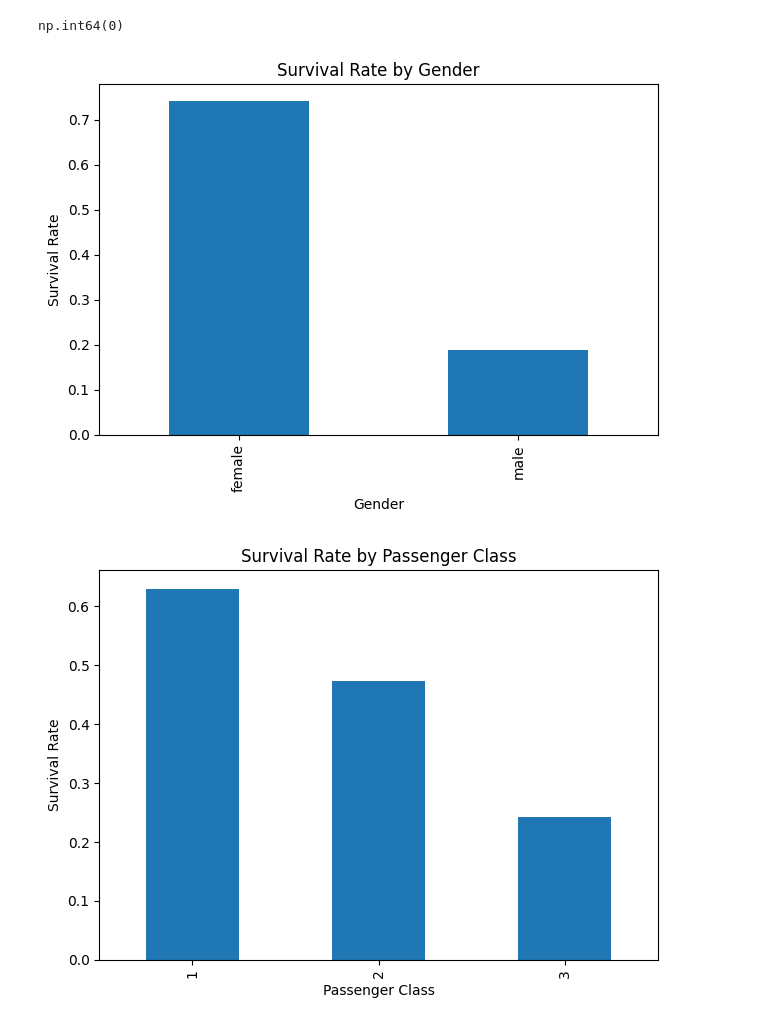
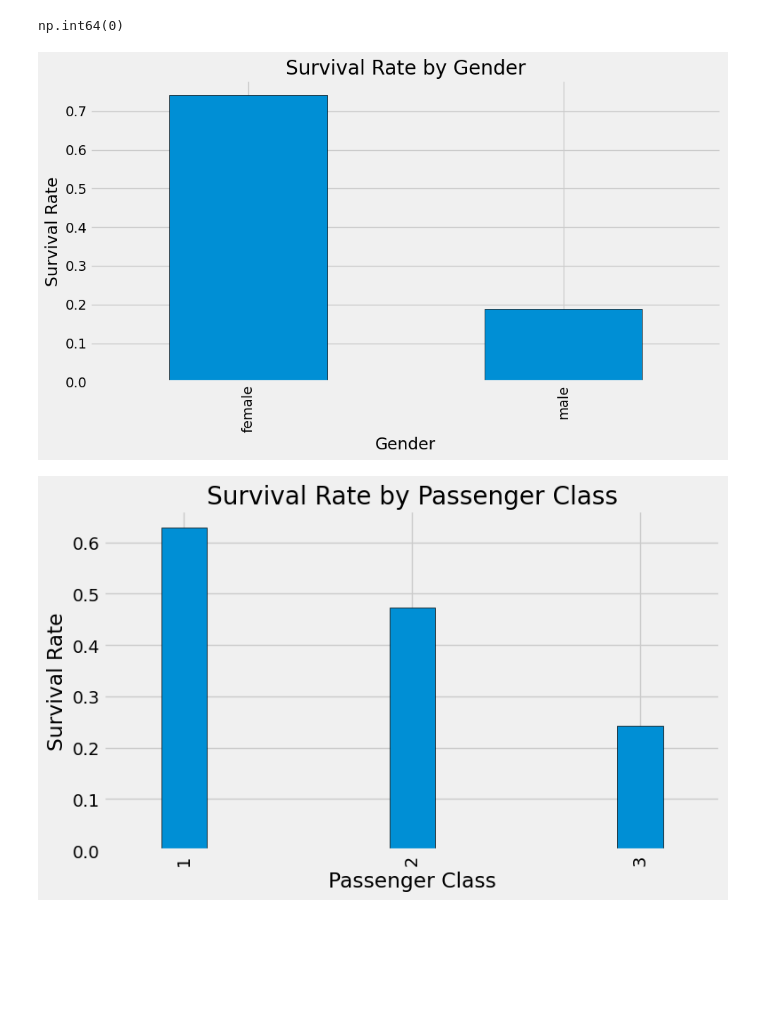
Before and after one commit to Rudeus0/titanic-data-analysis, a Jupyter notebook: analysis.ipynb, the cells around one changed output. Drawn from its saved outputs; the diff is of its cells as text; code cells hidden in the pictures; blank space fills up the shorter version.

Commit message:
refactor: implement object-oriented matplotlib plots and data cleaning

```diff
--- a/analysis.ipynb
+++ b/analysis.ipynb
@@ -1,6 +1,7 @@
 # %%
 import pandas as pd
 import matplotlib.pyplot as plt
+plt.style.use('fivethirtyeight')
 # %%
 titanic = pd.read_csv('data/titanic.csv')
 titanic.head()
@@ -85,32 +86,34 @@ titanic["Embarked"].isnull().sum()
 # %% [output]
 np.int64(0)
 # %%
+fig, ax = plt.subplots(figsize=(10,6))
 survival_gender = titanic.groupby("Sex")["Survived"].mean()
 
-survival_gender.plot(kind='bar')
-
-plt.title("Survival Rate by Gender")
-plt.xlabel("Gender")
-plt.ylabel("Survival Rate")
-plt.savefig("plots/Survival_Rate_by_Gender_on_the_Titanic.png")
+survival_gender.plot(kind='bar', edgecolor='black')
+ax.set_title("Survival Rate by Gender")
+ax.set_xlabel("Gender")
+ax.set_ylabel("Survival Rate")
+fig.savefig("plots/Survival_Rate_by_Gender.png")
 
 plt.tight_layout()
 
 plt.show()
 # %% [output]
-[figure, old version]
+[figure, new version]
 # %%
+fig, ax = plt.subplots(figsize=(8,5))
+
 survival_class = titanic.groupby("Pclass")["Survived"].mean()
+survival_class.plot(kind='bar', edgecolor='black', width=.2)
 
-survival_class.plot(kind='bar')
-plt.title("Survival Rate by Passenger Class")
-plt.xlabel("Passenger Class")
-plt.ylabel("Survival Rate")
-plt.savefig("plots/Survival_Rate_by_Passenger_class_on_the_Titanic.png")
+ax.set_title("Survival Rate by Passenger Class")
+ax.set_xlabel("Passenger Class")
+ax.set_ylabel("Survival Rate")
+fig.savefig("plots/Survival_Rate_by_Passenger_class.png")
 
 plt.tight_layout()
 
 plt.show()
 # %% [output]
-[figure, old version]
+[figure, new version]
 # %%
```
Also changed, not shown: parts of 6 cells of this notebook, 11 other files.
